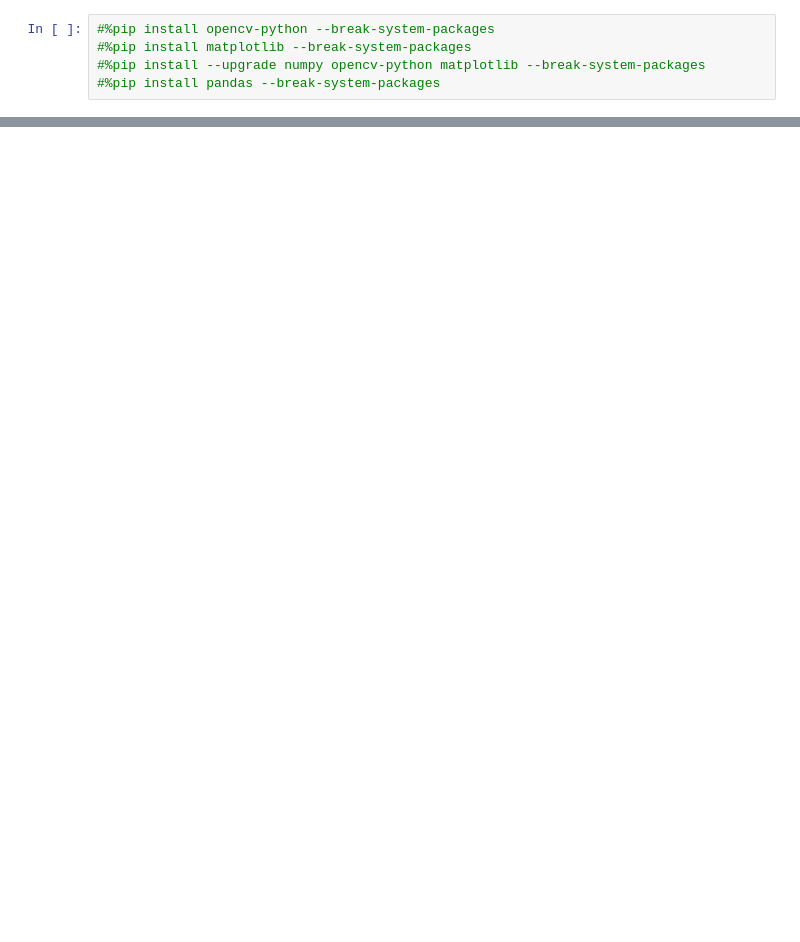
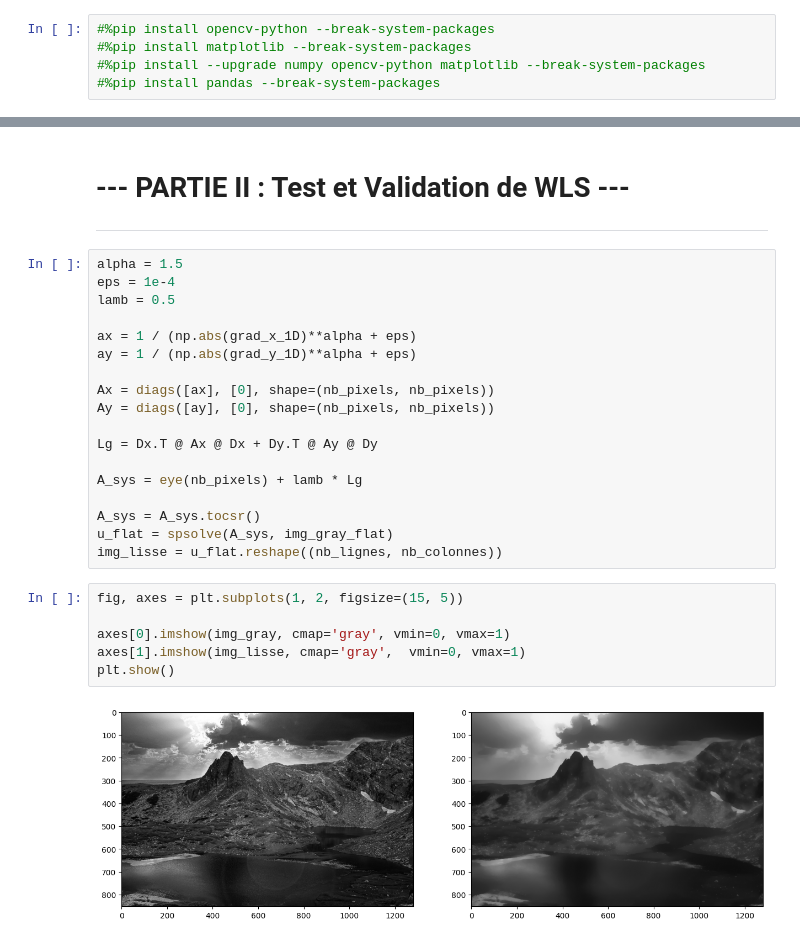
Before and after one commit to OiseauDesNuages/Projet_Image, a Jupyter notebook: projet.ipynb, the cells around one changed output, grey strips where cells are left out. Drawn from its saved outputs; the diff is of its cells as text; blank space fills up the shorter version.

```diff
--- a/projet.ipynb
+++ b/projet.ipynb
@@ -87,0 +96,30 @@ plt.show()
+# %% [markdown]
+# --- PARTIE II : Test et Validation de WLS ---
+
+---
+# %%
+alpha = 1.5
+eps = 1e-4
+lamb = 0.5
+
+ax = 1 / (np.abs(grad_x_1D)**alpha + eps)
+ay = 1 / (np.abs(grad_y_1D)**alpha + eps)
+
+Ax = diags([ax], [0], shape=(nb_pixels, nb_pixels))
+Ay = diags([ay], [0], shape=(nb_pixels, nb_pixels))
+
+Lg = Dx.T @ Ax @ Dx + Dy.T @ Ay @ Dy
+
+A_sys = eye(nb_pixels) + lamb * Lg
+
+A_sys = A_sys.tocsr()
+u_flat = spsolve(A_sys, img_gray_flat)
+img_lisse = u_flat.reshape((nb_lignes, nb_colonnes))
+# %%
+fig, axes = plt.subplots(1, 2, figsize=(15, 5))
+
+axes[0].imshow(img_gray, cmap='gray', vmin=0, vmax=1)
+axes[1].imshow(img_lisse, cmap='gray',  vmin=0, vmax=1)
+plt.show()
+# %% [output]
+[figure, added]
```
Also changed, not shown: parts of 3 cells of this notebook, 1 other file.
